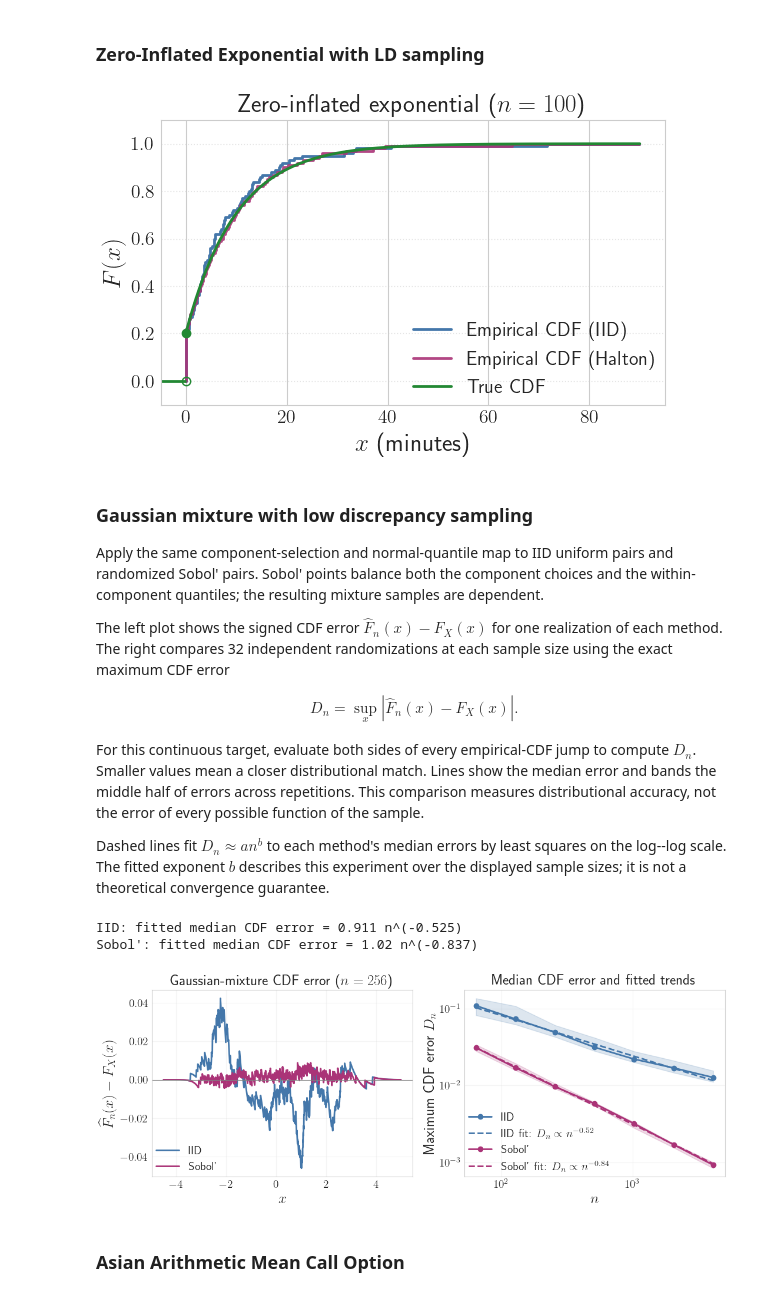
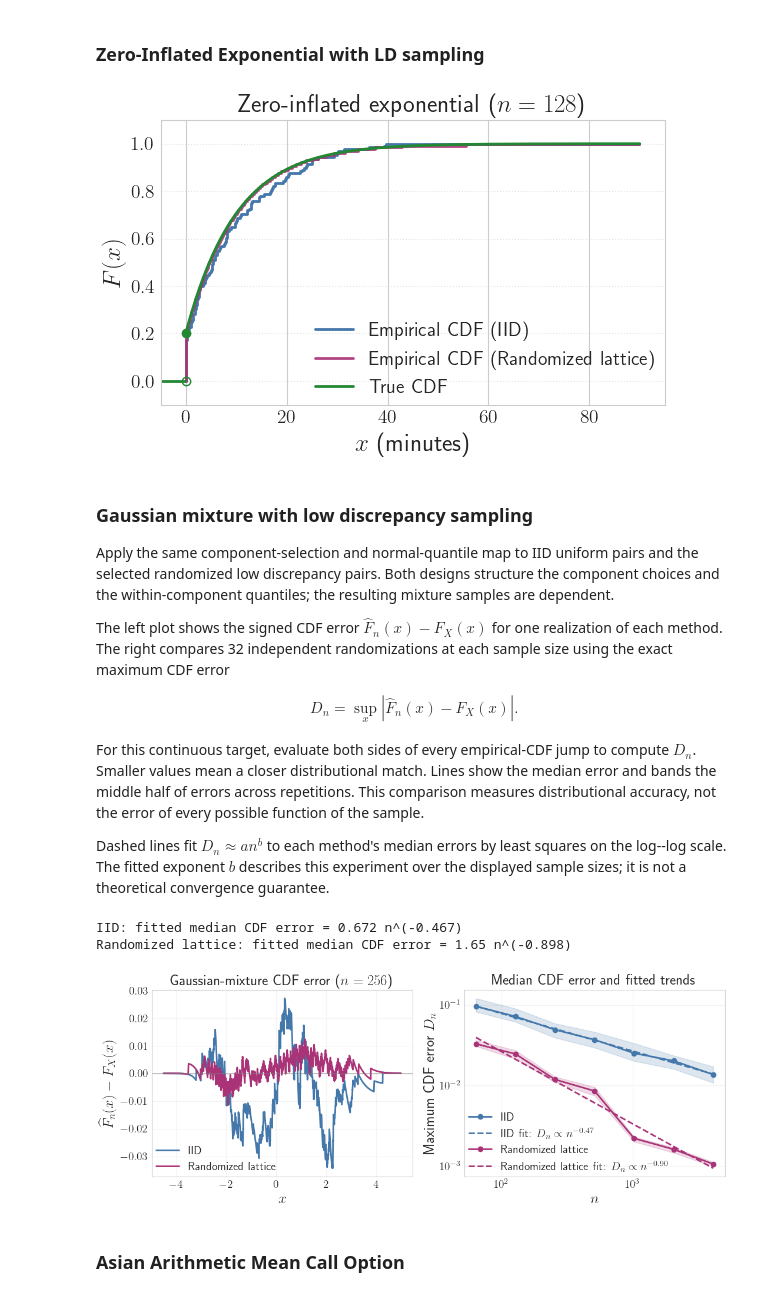
Before and after one commit to fjhickernell/MATH565Fall2026, a Jupyter notebook: notebooks/sampling/GeneratingSamples.ipynb, the cells around one changed output. Drawn from its saved outputs; the diff is of its cells as text; code cells hidden in the pictures.

```diff
--- a/notebooks/sampling/GeneratingSamples.ipynb
+++ b/notebooks/sampling/GeneratingSamples.ipynb
@@ -616,10 +640,10 @@ Note:
 # %% [markdown]
 ### Binomial distribution with LD sampling
 # %%
-n = 100  #sample size
-Halton_uniform_samples = qp.Halton(1, warn=False).gen_samples(n, warn=False).ravel()
-Halton_binomial_samples = free_throws_rv.ppf(Halton_uniform_samples).astype(int)
-Halton_freq = np.bincount(Halton_binomial_samples, minlength=num_trials+1) / n # empirical PMF
+n = 128  # Power of two for the selected Sobol' or lattice construction.
+ld_uniform_samples = ld_sampler(1).gen_samples(n).ravel()
+ld_binomial_samples = free_throws_rv.ppf(ld_uniform_samples).astype(int)
+ld_freq = np.bincount(ld_binomial_samples, minlength=num_trials+1) / n # empirical PMF
 IID_samples = free_throws_rv.rvs(size=n)
 IID_freq = np.bincount(IID_samples, minlength=num_trials+1) / n # empirical PMF
 
@@ -630,12 +654,12 @@ x = k.astype(float)
 fig, ax = plt.subplots(figsize=(7.5, 4.3))
 ax.bar(x - w, IID_freq, width=w, color=colors["blue"], alpha=0.6, label="Empirical PMF (IID)") # IID (left)
 ax.bar(x, pmf, width=w, color="#777777", alpha=0.9, label="True PMF") # True PMF
-ax.bar(x + w, Halton_freq, width=w, color=colors["green"], alpha=0.7, label="Empirical PMF (Halton)")  # Halton (right)
+ax.bar(x + w, ld_freq, width=w, color=colors["green"], alpha=0.7, label=f"Empirical PMF ({LD_LABEL})")  # selected low discrepancy design (right)
 ax.set_xticks(k)
 ax.set_xlabel("$k$")
 ax.set_ylabel("Probability")
-ax.set_title(f"Binomial({num_trials}, $p={p:.2g}$) — IID vs Halton vs True PMF")
-ax.set_ylim(0, 1.15*max(pmf.max(), Halton_freq.max(), IID_freq.max()))
+ax.set_title(f"Binomial({num_trials}, $p={p:.2g}$) — IID vs {LD_LABEL} vs True PMF")
+ax.set_ylim(0, 1.15*max(pmf.max(), ld_freq.max(), IID_freq.max()))
 ax.legend(loc="best")
 ax.grid(axis="y", linestyle=":", alpha=0.4)
 plt.tight_layout()
@@ -654,13 +678,13 @@ ax.step(ecdf_iid.x, ecdf_iid.y, where="post",
         label="Empirical CDF (IID)", color=colors["blue"])
 ax.hlines(ecdf_iid.y[-1], ecdf_iid.x[-1], xmax, colors=colors["blue"])
 
-samples_halton = qp.ZeroInflatedExpUniform(
-    qp.Halton(1, warn=False), p_zero=p_zero, lam=1 / mean_pos
-)(n, warn=False).ravel()
-ecdf_halton = ECDF(samples_halton)
-ax.step(ecdf_halton.x, ecdf_halton.y, where="post",
-        label="Empirical CDF (Halton)", color=colors["purple"], alpha=0.9)
-ax.hlines(ecdf_halton.y[-1], ecdf_halton.x[-1], xmax,
+samples_ld = qp.ZeroInflatedExpUniform(
+    ld_sampler(1), p_zero=p_zero, lam=1 / mean_pos
+)(n).ravel()
+ecdf_ld = ECDF(samples_ld)
+ax.step(ecdf_ld.x, ecdf_ld.y, where="post",
+        label=f"Empirical CDF ({LD_LABEL})", color=colors["purple"], alpha=0.9)
+ax.hlines(ecdf_ld.y[-1], ecdf_ld.x[-1], xmax,
           colors=colors["purple"], alpha=0.9)
 
 ax.hlines(0, -5, 0, colors=colors["green"])
@@ -677,11 +701,11 @@ ax.legend(loc="lower right")
 ax.grid(axis="y", linestyle=":", alpha=0.5)
 plt.tight_layout()
 # %% [output]
-[figure, old version]
+[figure, new version]
 # %% [markdown]
 ### Gaussian mixture with low discrepancy sampling
 
-Apply the same component-selection and normal-quantile map to IID uniform pairs and randomized Sobol' pairs. Sobol' points balance both the component choices and the within-component quantiles; the resulting mixture samples are dependent.
+Apply the same component-selection and normal-quantile map to IID uniform pairs and the selected randomized low discrepancy pairs. Both designs structure the component choices and the within-component quantiles; the resulting mixture samples are dependent.
 
 The left plot shows the signed CDF error $\widehat F_n(x)-F_X(x)$ for one realization of each method. The right compares 32 independent randomizations at each sample size using the exact maximum CDF error
 
@@ -707,8 +731,8 @@ def mixture_cdf(x):
 
 mixture_sizes = 2 ** np.arange(6, 13)
 mixture_repetitions = 32
-mixture_methods = {"IID": qp.IIDStdUniform, "Sobol'": qp.Sobol}
-mixture_colors = {"IID": colors["blue"], "Sobol'": colors["purple"]}
+mixture_methods = {"IID": qp.IIDStdUniform, LD_LABEL: ld_sampler}
+mixture_colors = {"IID": colors["blue"], LD_LABEL: colors["purple"]}
 mixture_errors = {}
 mixture_trends = {}
 fig, axes = plt.subplots(1, 2, figsize=(11, 4.3))
@@ -728,36 +752,36 @@ for label, sampler in mixture_methods.items():
         for j, size in enumerate(mixture_sizes):
             target_cdf = mixture_cdf(np.sort(samples[:size]))
             ranks = np.arange(1, size + 1)
             errors[rep, j] = max(np.max(ranks / size - target_cdf),
                                  np.max(target_cdf - (ranks - 1) / size))
     mixture_errors[label] = errors
     lower, median, upper = np.quantile(errors, [0.25, 0.5, 0.75], axis=0)
     axes[1].loglog(mixture_sizes, median, "o-", color=mixture_colors[label], label=label)
     axes[1].fill_between(mixture_sizes, lower, upper,
                          color=mixture_colors[label], alpha=0.18)
     slope, log_amplitude = np.polyfit(np.log(mixture_sizes), np.log(median), 1)
     amplitude = np.exp(log_amplitude)
     mixture_trends[label] = (amplitude, slope)
     axes[1].loglog(mixture_sizes, amplitude * mixture_sizes ** slope, "--",
                    color=mixture_colors[label], lw=2,
                    label=rf"{label} fit: $D_n \propto n^{{{slope:.2f}}}$")
 
 axes[0].axhline(0, color="gray", lw=0.8)
 axes[0].set(xlabel="$x$", ylabel=r"$\widehat F_n(x)-F_X(x)$",
             title="Gaussian-mixture CDF error ($n=256$)")
 axes[1].set(xlabel="$n$", ylabel=r"Maximum CDF error $D_n$",
             title="Median CDF error and fitted trends")
 for ax in axes:
     ax.legend(loc = 'lower left')
     ax.grid(alpha=0.2)
 plt.tight_layout()
 
 for label, (amplitude, slope) in mixture_trends.items():
     print(f"{label}: fitted median CDF error = {amplitude:.3g} n^({slope:.3f})")
 # %% [output]
-IID: fitted median CDF error = 0.911 n^(-0.525)
-Sobol': fitted median CDF error = 1.02 n^(-0.837)
+IID: fitted median CDF error = 0.672 n^(-0.467)
+Randomized lattice: fitted median CDF error = 1.65 n^(-0.898)
-[figure, old version]
+[figure, new version]
 # %% [markdown]
 ### Asian Arithmetic Mean Call Option
 # %%
```
Also changed, not shown: parts of 16 cells of this notebook, 8 other files.
